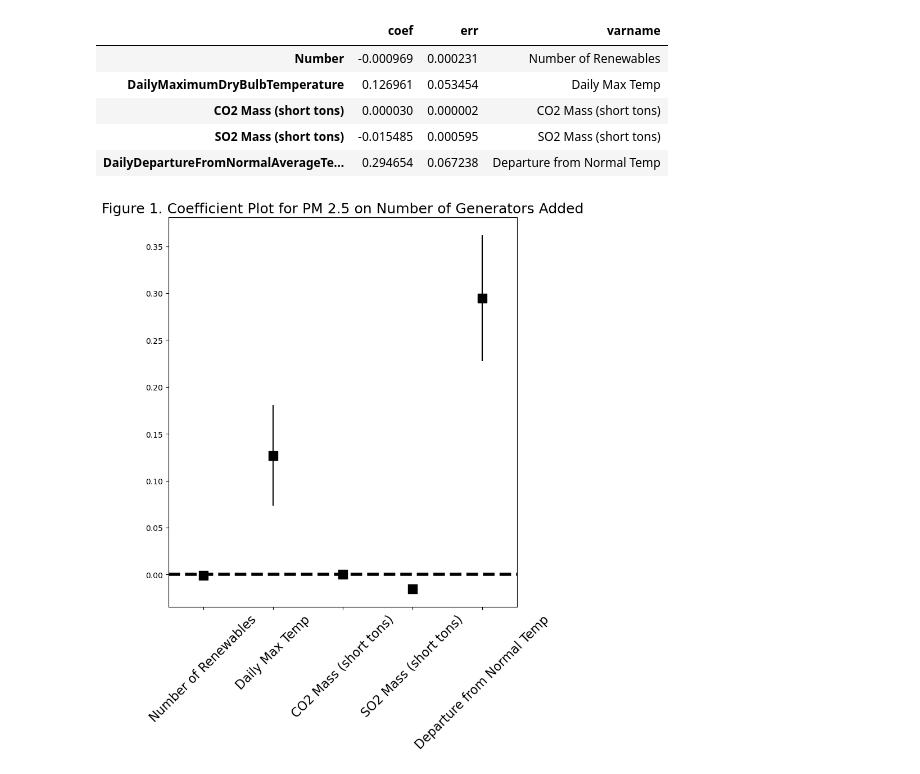
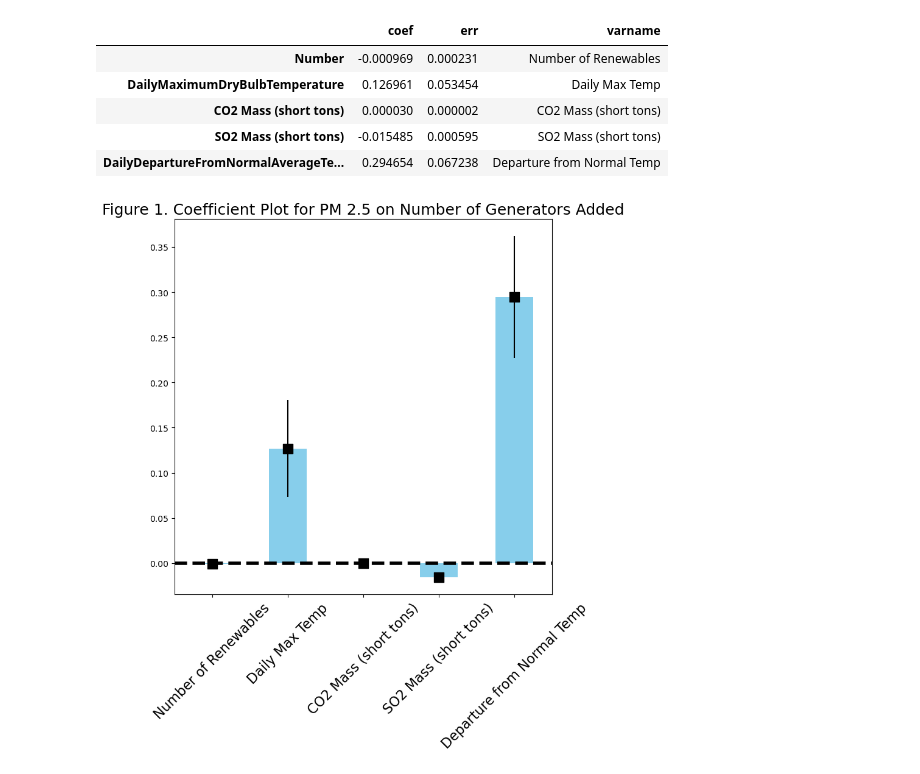
Before and after one commit to griffinberonio/AAE-724-Repo, a Jupyter notebook: Final_Model_Analysis.ipynb, the cells around one changed output. Cells and saved outputs as stored; diff of their text form; code cells hidden in the pictures.

```diff
--- a/Final_Model_Analysis.ipynb
+++ b/Final_Model_Analysis.ipynb
@@ -166,7 +166,8 @@ xmatrixaqi = finallassofeaturesaqi
 fe = ['CLIMATE_STATION_NAME','YEAR']
 fe2 = ['CLIMATE_STATION_NAME','YEAR','AQ_STATION_NAME']
 
-y = ['arithmetic_mean']
+y_pm = ['arithmetic_mean']
+y_aqi = ['aqi']
 
 # xvars = ['Number', 'Capacity']
 xvarsnum = ['Number']
@@ -184,7 +185,7 @@ x_aqi_cap = xvarscap + xmatrixaqi
 # %% [markdown]
 OLS LASSO PM using Number of gens:
 # %%
-OLS_PM_NUM = model_4_lasso_panel(totaldataframe, x_pm_num, y, fe)
+OLS_PM_NUM = model_4_lasso_panel(totaldataframe, x_pm_num, y_pm, fe)
 print(OLS_PM_NUM)
 # %% [output]
 Variables have been fully absorbed and have removed from the regression:
@@ -674,34 +743,34 @@ coef_df
 | SO2 Mass (short tons) | -0.015485 | 0.000595 | SO2 Mass (short tons) |
 | DailyDepartureFromNormalAverageTe... | 0.294654 | 0.067238 | Departure from Normal Temp |
 # %%
-fig, ax = plt.subplots(figsize=(8, 9))
+fig, ax = plt.subplots(figsize=(8, 8))
 coef_df.plot(x='varname', y='coef', kind='bar',
-             ax=ax, color='none',
+             ax=ax, color='skyblue',
              yerr='err', legend=False)
 ax.set_ylabel('')
 ax.set_xlabel('')
 ax.scatter(x=np.arange(coef_df.shape[0]),
            marker='s', s=120,
            y=coef_df['coef'], color='black')
 ax.axhline(y=0, linestyle='--', color='black', linewidth=4)
 _ = ax.set_xticklabels(coef_df['varname'],
                        rotation=45, fontsize=16)
 
 ax.set_title("Figure 1. Coefficient Plot for PM 2.5 on Number of Generators Added", fontsize=18)
 
 fs = 16
 # ax.annotate('Control', xy=(0.3, -0.2), xytext=(0.3, -0.3),
 #             xycoords='axes fraction',
 #             textcoords='axes fraction',
 #             fontsize=fs, ha='center', va='bottom',
 #             bbox=dict(boxstyle='square', fc='white', ec='black'),
 #             arrowprops=dict(arrowstyle='-[, widthB=6.5, lengthB=1.2', lw=2.0, color='black'))
 
 # _ = ax.annotate('Study', xy=(0.8, -0.2), xytext=(0.8, -0.3),
 #                  xycoords='axes fraction',
 #                  textcoords='axes fraction',
 #                  fontsize=fs, ha='center', va='bottom',
 #                  bbox=dict(boxstyle='square', fc='white', ec='black'),
 #                  arrowprops=dict(arrowstyle='-[, widthB=3.5, lengthB=1.2', lw=2.0, color='black'))
 # %% [output]
-[figure, old version]
+[figure, new version]
```
Also changed, not shown: parts of 16 cells of this notebook, 2 other files.
